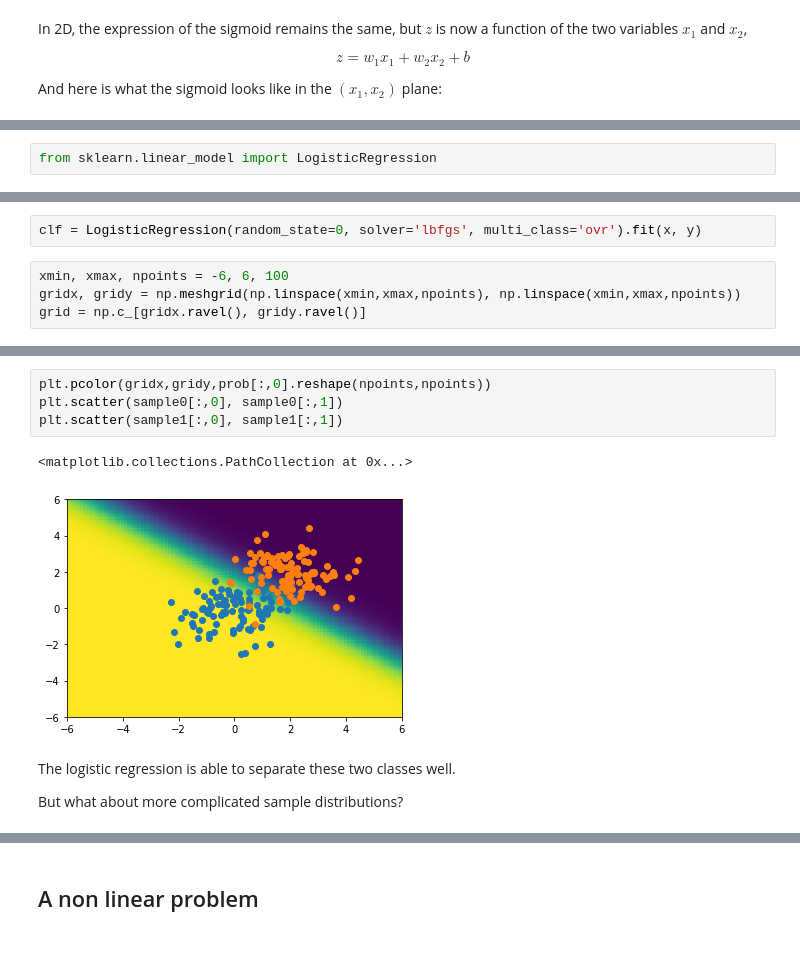
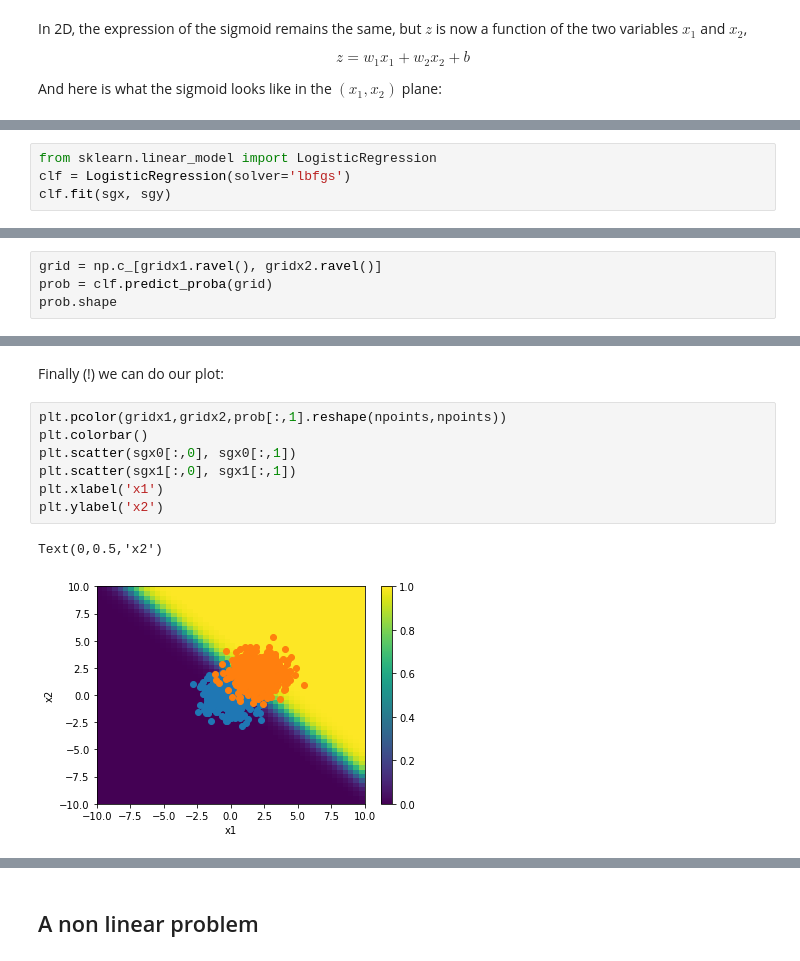
Before and after one commit to cbernet/maldives, a Jupyter notebook: one_neuron/logistic_regression_2d.ipynb, the cells around one changed output, grey strips where cells are left out. Saved outputs shown, nothing was run; the diff lists cells and outputs as text.

```diff
--- a/one_neuron/logistic_regression_2d.ipynb
+++ b/one_neuron/logistic_regression_2d.ipynb
@@ -121,2 +190,4 @@ Let's now perform a logistic regression in 2D to separate the two classes of sam
 # %%
 from sklearn.linear_model import LogisticRegression
+clf = LogisticRegression(solver='lbfgs')
+clf.fit(sgx, sgy)
@@ -123,6 +198,0 @@ from sklearn.linear_model import LogisticRegression
-# %%
-clf = LogisticRegression(random_state=0, solver='lbfgs', multi_class='ovr').fit(x, y)
-# %%
-xmin, xmax, npoints = -6, 6, 100
-gridx, gridy = np.meshgrid(np.linspace(xmin,xmax,npoints), np.linspace(xmin,xmax,npoints))
-grid = np.c_[gridx.ravel(), gridy.ravel()]
@@ -130,0 +237,4 @@ prob = clf.predict_proba(grid)
+# %%
+grid = np.c_[gridx1.ravel(), gridx2.ravel()]
+prob = clf.predict_proba(grid)
+prob.shape
@@ -131,11 +255,12 @@ prob = clf.predict_proba(grid)
+# %% [markdown]
+Finally (!) we can do our plot:
 # %%
-plt.pcolor(gridx,gridy,prob[:,0].reshape(npoints,npoints))
-plt.scatter(sample0[:,0], sample0[:,1])
-plt.scatter(sample1[:,0], sample1[:,1])
+plt.pcolor(gridx1,gridx2,prob[:,1].reshape(npoints,npoints))
+plt.colorbar()
+plt.scatter(sgx0[:,0], sgx0[:,1])
+plt.scatter(sgx1[:,0], sgx1[:,1])
+plt.xlabel('x1')
+plt.ylabel('x2')
 # %% [output]
-<matplotlib.collections.PathCollection at 0x...>
+Text(0,0.5,'x2')
-[figure, old version]
+[figure, new version]
-# %% [markdown]
-The logistic regression is able to separate these two classes well.
-
-But what about more complicated sample distributions?
```
Also changed, not shown: parts of 56 cells of this notebook.
